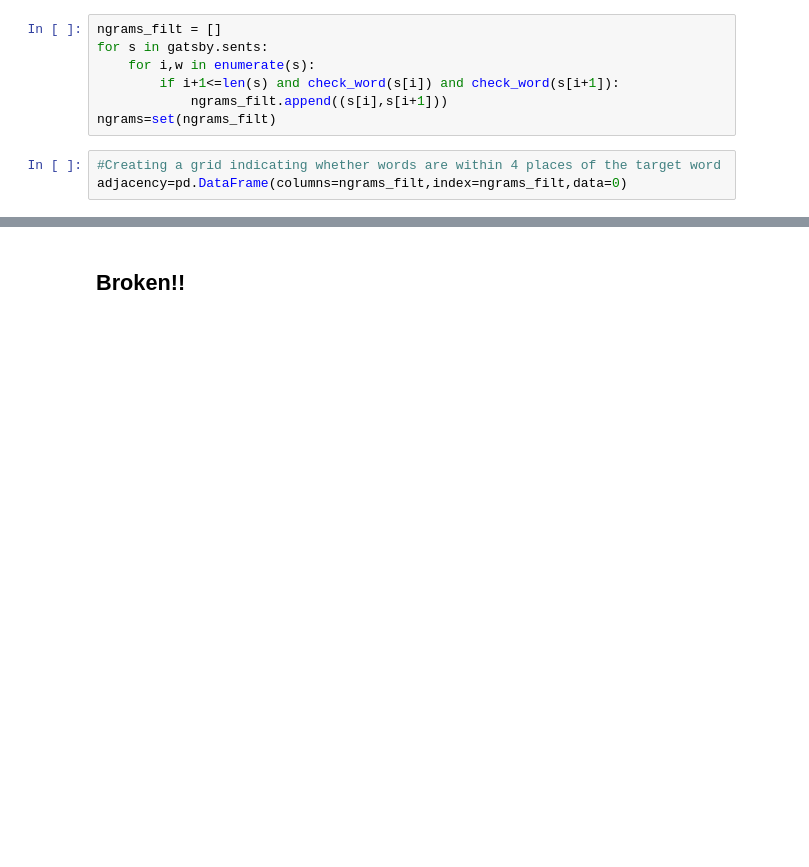
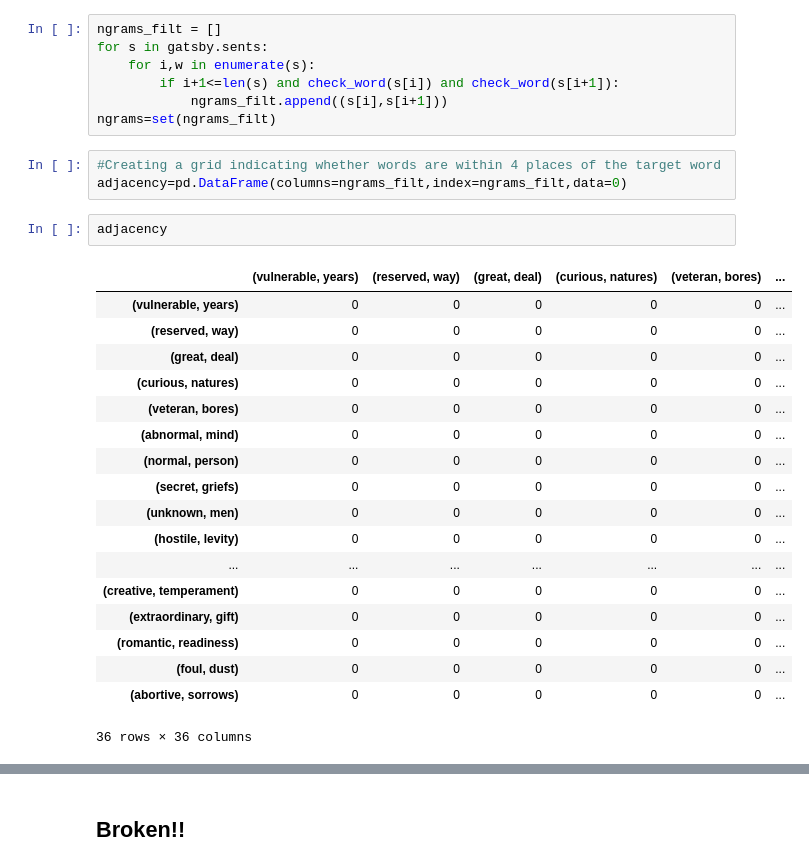
Before and after one commit to kimrharper/thinkful, a Jupyter notebook: unit6/6.4.3+Summarizing+Text-+Guided+Example.ipynb, the cells around one changed output, grey strips where cells are left out. Cells and saved outputs as stored; diff of their text form; blank space fills up the shorter version.

```diff
--- a/unit6/6.4.3+Summarizing+Text-+Guided+Example.ipynb
+++ b/unit6/6.4.3+Summarizing+Text-+Guided+Example.ipynb
@@ -224,3 +220,24 @@ ngrams=set(ngrams_filt)
 # %%
 #Creating a grid indicating whether words are within 4 places of the target word
 adjacency=pd.DataFrame(columns=ngrams_filt,index=ngrams_filt,data=0)
+# %%
+adjacency
+# %% [output]
+|  | (vulnerable, years) | (reserved, way) | (great, deal) | (curious, natures) | (veteran, bores) | ... |
+| (vulnerable, years) | 0 | 0 | 0 | 0 | 0 | ... |
+| (reserved, way) | 0 | 0 | 0 | 0 | 0 | ... |
+| (great, deal) | 0 | 0 | 0 | 0 | 0 | ... |
+| (curious, natures) | 0 | 0 | 0 | 0 | 0 | ... |
+| (veteran, bores) | 0 | 0 | 0 | 0 | 0 | ... |
+| (abnormal, mind) | 0 | 0 | 0 | 0 | 0 | ... |
+| (normal, person) | 0 | 0 | 0 | 0 | 0 | ... |
+| (secret, griefs) | 0 | 0 | 0 | 0 | 0 | ... |
+| (unknown, men) | 0 | 0 | 0 | 0 | 0 | ... |
+| (hostile, levity) | 0 | 0 | 0 | 0 | 0 | ... |
+| ... | ... | ... | ... | ... | ... | ... |
+| (creative, temperament) | 0 | 0 | 0 | 0 | 0 | ... |
+| (extraordinary, gift) | 0 | 0 | 0 | 0 | 0 | ... |
+| (romantic, readiness) | 0 | 0 | 0 | 0 | 0 | ... |
+| (foul, dust) | 0 | 0 | 0 | 0 | 0 | ... |
+| (abortive, sorrows) | 0 | 0 | 0 | 0 | 0 | ... |
+36 rows × 36 columns
```
Also changed, not shown: parts of 11 cells of this notebook, 1 other file.
